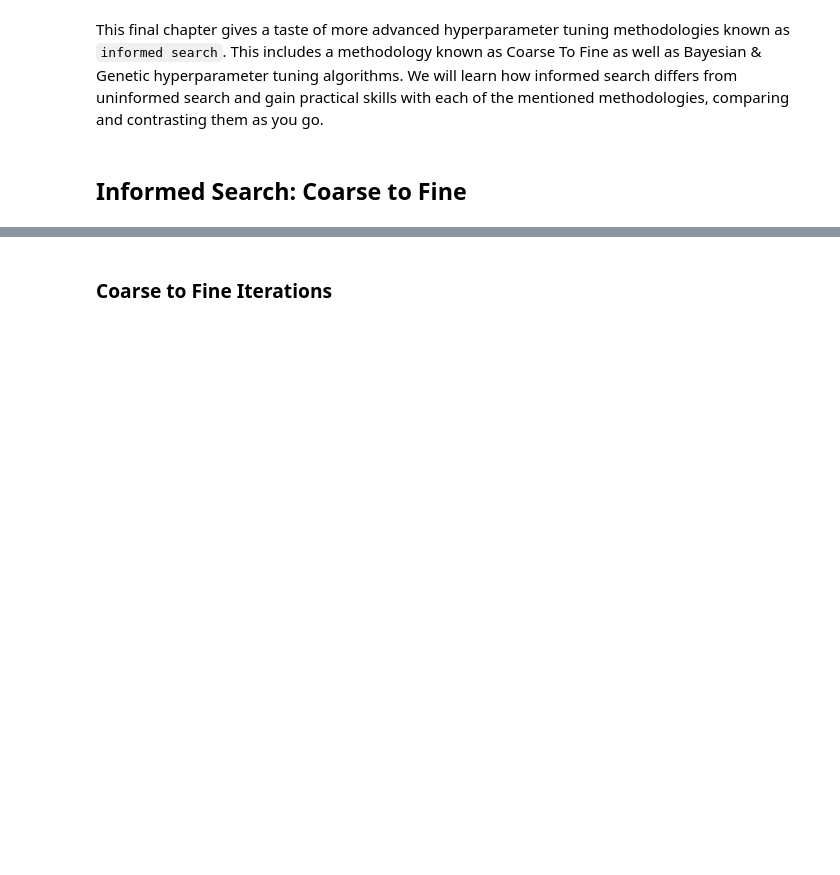
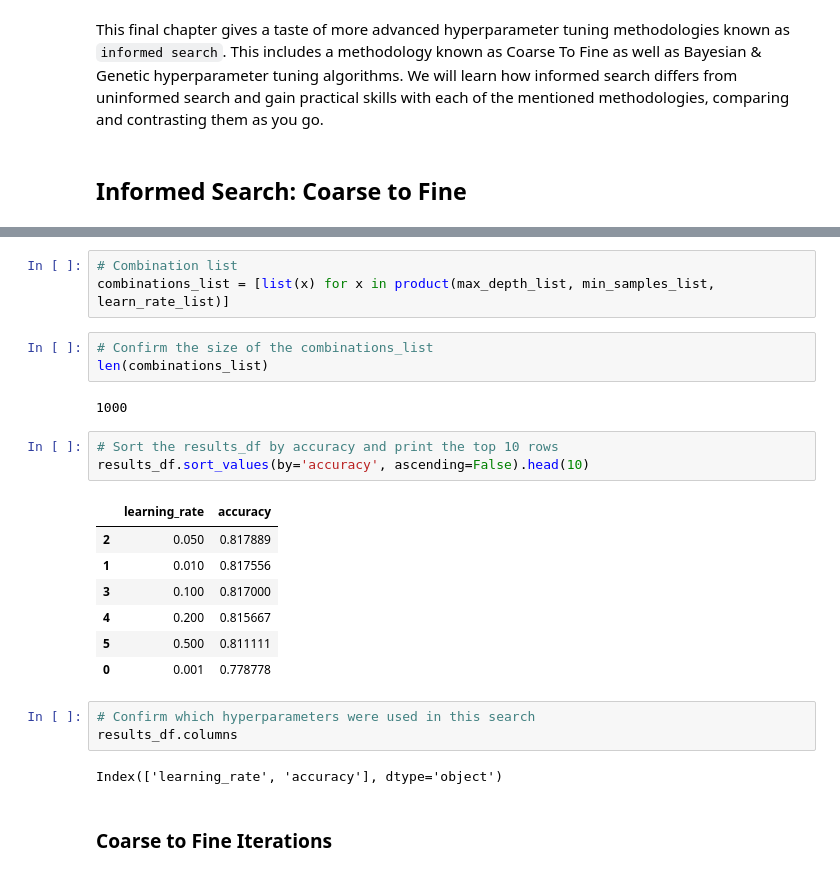
Before and after one commit to ML-Challenge/week5-preprocessing-and-tunning, a Jupyter notebook: L2.Hyperparameter Tuning.ipynb, the cells around one changed output, grey strips where cells are left out. Cells and saved outputs as stored; diff of their text form; blank space fills up the shorter version.

Commit message:
feat: Lesson 2 add Informed Search

```diff
--- a/L2.Hyperparameter Tuning.ipynb
+++ b/L2.Hyperparameter Tuning.ipynb
@@ -1086,3 +1145,27 @@ This final chapter gives a taste of more advanced hyperparameter tuning methodol
+# %%
+# Combination list
+combinations_list = [list(x) for x in product(max_depth_list, min_samples_list, learn_rate_list)]
+# %%
+# Confirm the size of the combinations_list
+len(combinations_list)
+# %% [output]
+1000
+# %%
+# Sort the results_df by accuracy and print the top 10 rows
+results_df.sort_values(by='accuracy', ascending=False).head(10)
+# %% [output]
+|  | learning_rate | accuracy |
+| 2 | 0.050 | 0.817889 |
+| 1 | 0.010 | 0.817556 |
+| 3 | 0.100 | 0.817000 |
+| 4 | 0.200 | 0.815667 |
+| 5 | 0.500 | 0.811111 |
+| 0 | 0.001 | 0.778778 |
+# %%
+# Confirm which hyperparameters were used in this search
+results_df.columns
+# %% [output]
+Index(['learning_rate', 'accuracy'], dtype='object')
 # %% [markdown]
 ### Coarse to Fine Iterations
 # %% [markdown]
```
Also changed, not shown: parts of 34 cells of this notebook.
